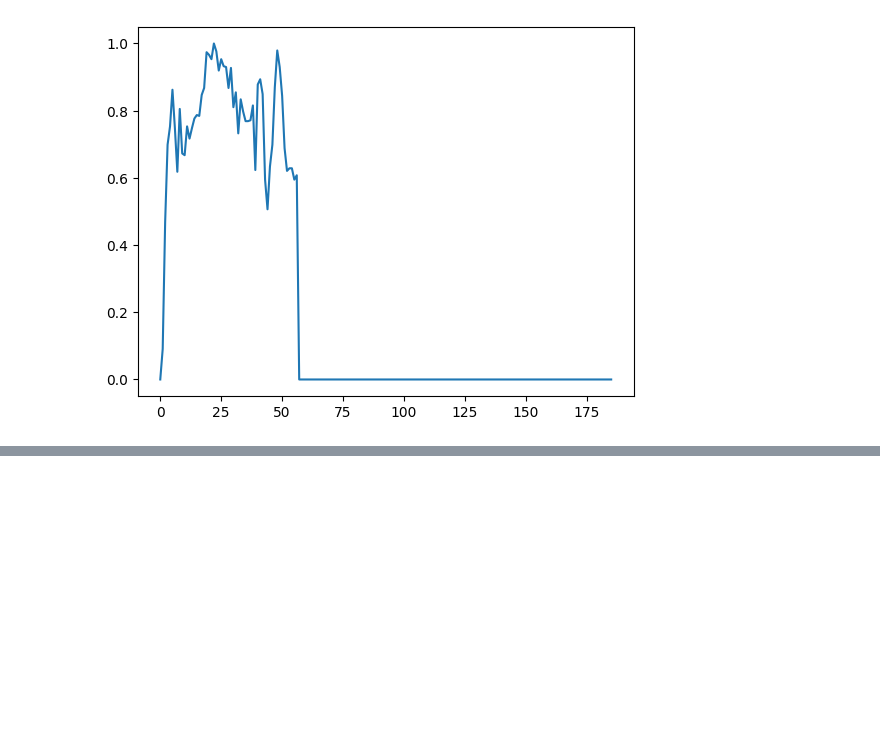
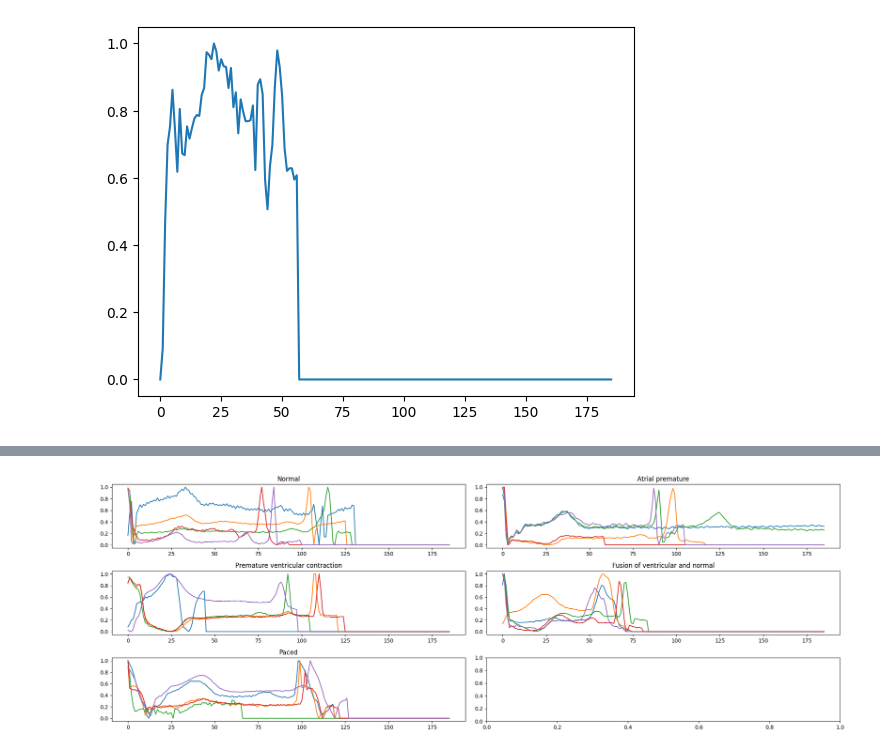
Before and after one commit to JespervanGils/DL-Project-ECG, a Jupyter notebook: DL_Project_ECG_MIT-BIH.ipynb, the cells around one changed output, grey strips where cells are left out. Cells and saved outputs as stored; diff of their text form; code cells hidden in the pictures; blank space fills up the shorter version.

```diff
--- a/DL_Project_ECG_MIT-BIH.ipynb
+++ b/DL_Project_ECG_MIT-BIH.ipynb
@@ -102,0 +181,28 @@ plt.plot(ecg_example)
+# %%
+def plot_ecg_examples(df, label, n_examples=5):
+    filtered_df = df[df[187] == label]
+
+    # choose 5 random instances from the filtered DataFrame
+    random_instances = filtered_df.sample(n=n_examples, random_state=42)
+
+    return random_instances
+# %%
+samples = list()
+samples.append(plot_ecg_examples(train_df, 0, 5))
+samples.append(plot_ecg_examples(train_df, 1, 5))
+samples.append(plot_ecg_examples(train_df, 2, 5))
+samples.append(plot_ecg_examples(train_df, 3, 5))
+samples.append(plot_ecg_examples(train_df, 4, 5))
+
+
+fig, axs = plt.subplots(3, 2, figsize=(20, 7))
+titles = ['Normal', 'Atrial premature', 'Premature ventricular contraction', 'Fusion of ventricular and normal', 'Paced']
+for i in range(5):
+    ax = axs.flat[i]
+    ax.plot(samples[i].values[:,:-2].transpose())
+    ax.set_title(titles[i])
+
+fig.tight_layout()
+plt.show()
+# %% [output]
+[figure, added]
```
Also changed, not shown: parts of 11 cells of this notebook.
